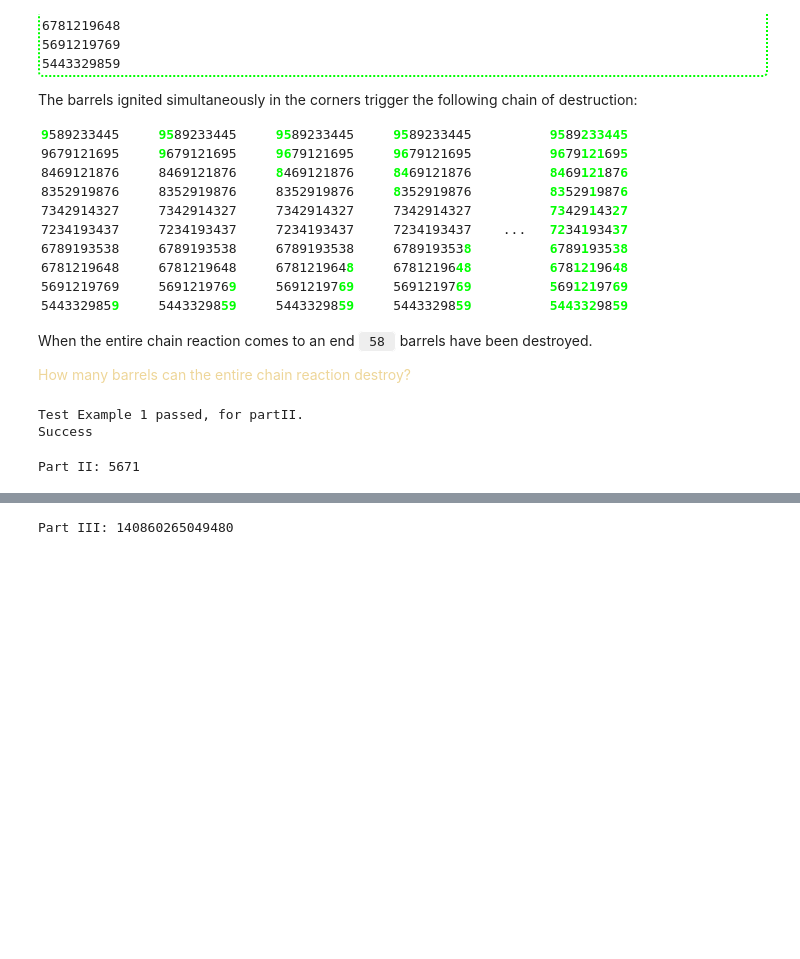
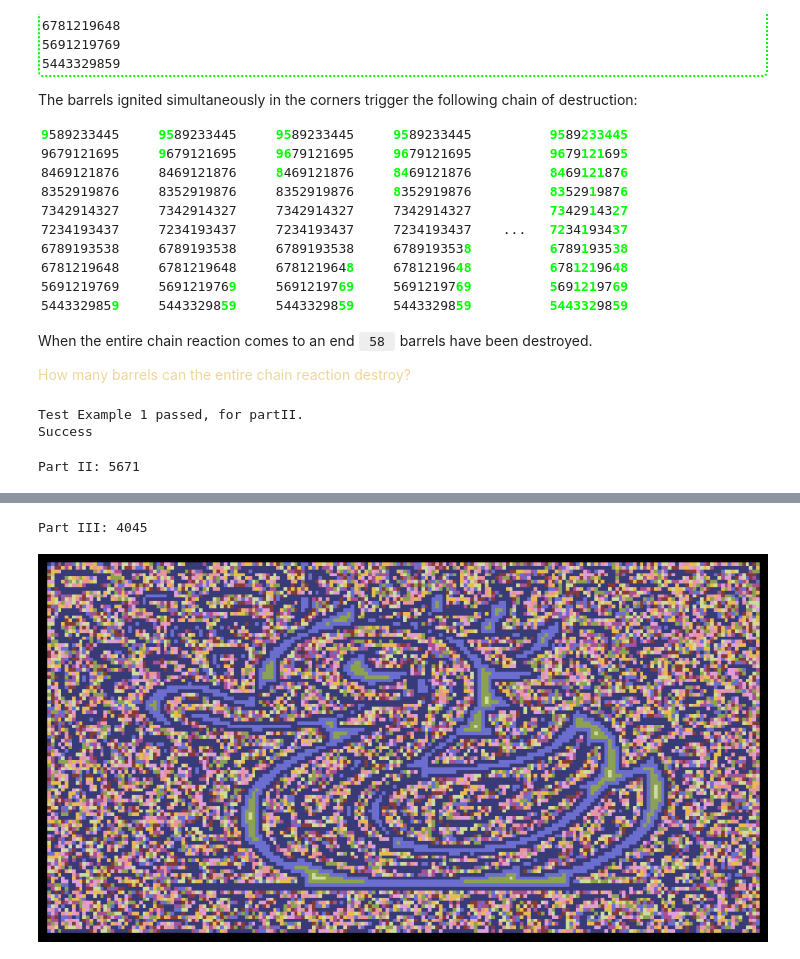
Before and after one commit to JanBergsma/everybody_codes, a Jupyter notebook: The Song of Ducks and Dragons 2025/src/quest12.ipynb, the cells around one changed output, grey strips where cells are left out. Saved outputs shown, nothing was run; the diff lists cells and outputs as text; code cells hidden in the pictures; blank space fills up the shorter version.

```diff
--- a/The Song of Ducks and Dragons 2025/src/quest12.ipynb
+++ b/The Song of Ducks and Dragons 2025/src/quest12.ipynb
@@ -88,6 +88,7 @@ class Grid:
 
     def ignite(self, start_barrels: list[Cell]) -> int:
         queue = deque(start_barrels)
+
         seen = set()
 
         while queue:
@@ -115,7 +116,7 @@ class Grid:
             yield row + dr, col + dc
 
     def __str__(self) -> str:
-        return '\n'.join('\n'.join(f'{b}' for b in row) for row in self.grid)
+        return '\n'.join(' '.join(f'{b:=2d}' for b in row) for row in self.grid)
 
 
 @test(tests=tests)
@@ -227,11 +398,15 @@ Test Part 3 passed, for partIII.
 Success
 # %%
-# with open('../inputs/everybody_codes_e2025_q11_p3.txt') as f:
-#     notes3 = f.read()
+with open('../inputs/everybody_codes_e2025_q12_p3.txt') as f:
+    notes3 = f.read()
 
-# print(f'Part III: {partIII(notes3)}')
+print(f'Part III: {partIII(notes3)}')  # 4045
 # %% [output]
-Part III: 140860265049480
+Part III: 4045
+# %%
+GridIII(notes3).display_grid()
+# %% [output]
+[figure, added]
 # %% [markdown]
 ![happy quack](./images/happy_quack.svg)
 
```
Also changed, not shown: parts of 3 cells of this notebook, 2 other files.
